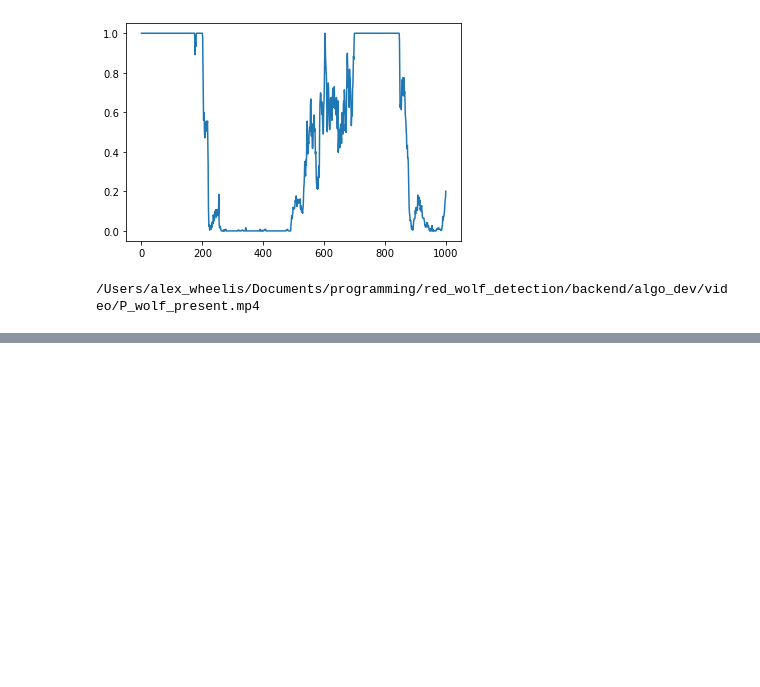
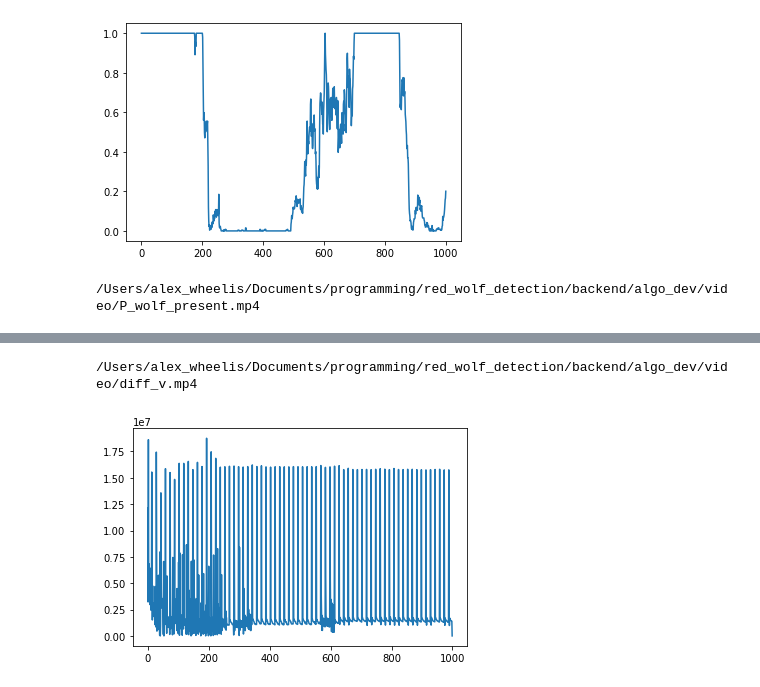
Before and after one commit to awheelis/red_wolf_detection, a Jupyter notebook: backend/algo_dev/frame_filter.ipynb, the cells around one changed output, grey strips where cells are left out. Cells and saved outputs as stored; diff of their text form; code cells hidden in the pictures; blank space fills up the shorter version.

```diff
--- a/backend/algo_dev/frame_filter.ipynb
+++ b/backend/algo_dev/frame_filter.ipynb
@@ -171,0 +189,2 @@ save_video_w_mvmt_annotations(vid, P_wolf_present, "P_wolf_present")
+# %%
+vid = load_video(wolf_vid_fs[30], frames = 1000)
@@ -171,0 +193,19 @@ save_video_w_mvmt_annotations(vid, P_wolf_present, "P_wolf_present")
+# %%
+vid = vid.astype(np.int8)
+# %%
+diff_v = np.zeros(vid.shape)
+for i, frame in enumerate(vid):
+    if i < vid.shape[0] - 1:
+        diff_f = np.abs(vid[i+1, ...] - vid[i, ...])
+        diff_v[i] = diff_f
+# %%
+save_video(diff_v, "diff_v")
+# %% [output]
+/Users/alex_wheelis/Documents/programming/red_wolf_detection/backend/algo_dev/video/diff_v.mp4
+# %%
+wolf_activation = np.sum(diff_v.reshape((diff_v.shape[0], -1)), axis = 1)
+
+plt.plot(wolf_activation)
+plt.show()
+# %% [output]
+[figure, added]
```
Also changed, not shown: parts of 10 cells of this notebook.
